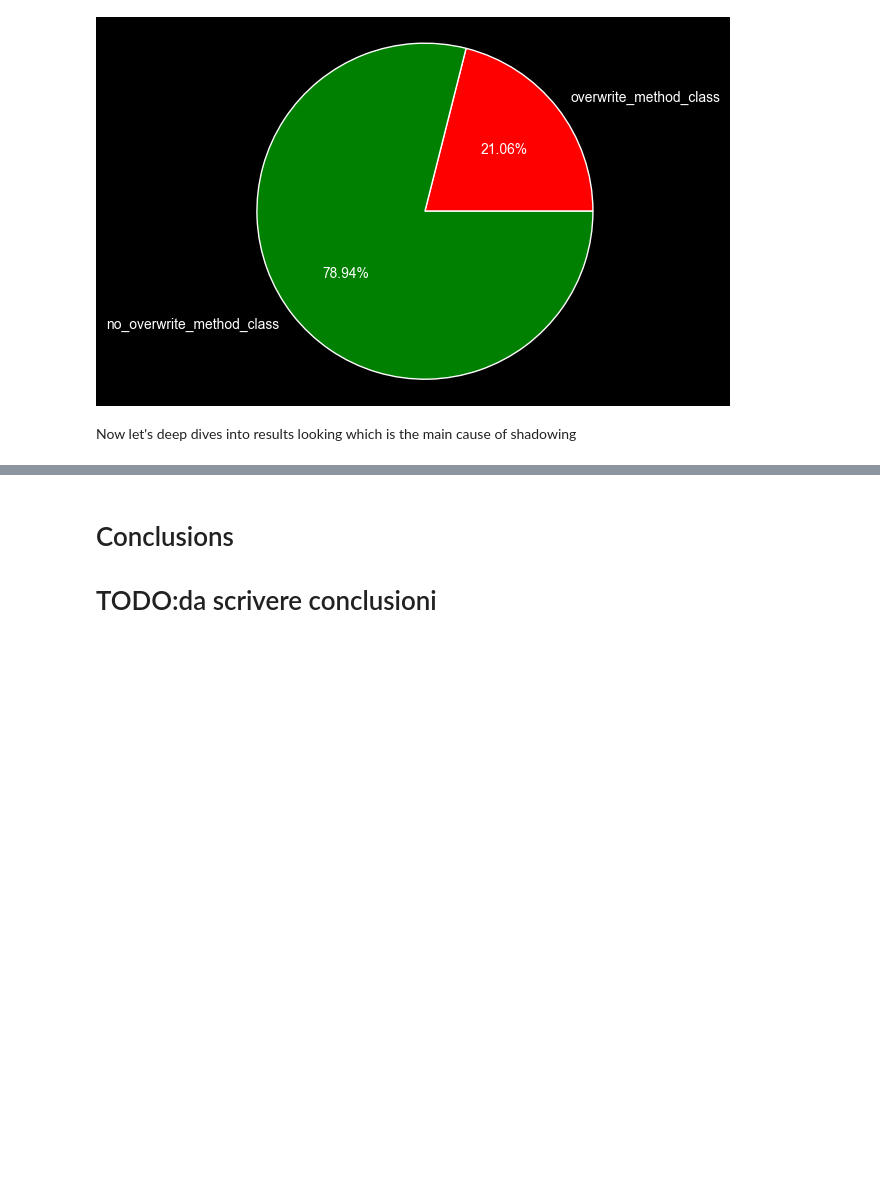
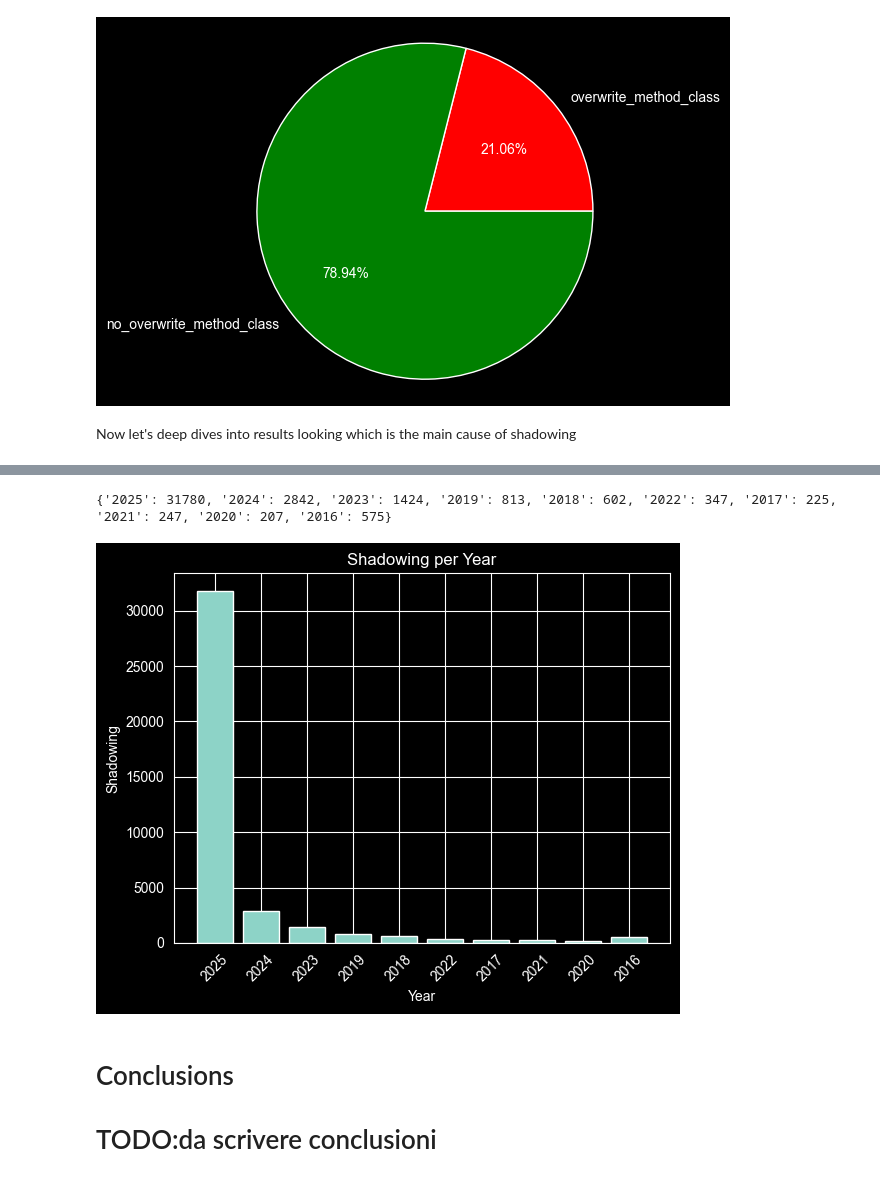
Before and after one commit to denisG99/ATCNS-Supply-Chain-Attack, a Jupyter notebook: analysis.ipynb, the cells around one changed output, grey strips where cells are left out. Drawn from its saved outputs; the diff is of its cells as text; code cells hidden in the pictures; blank space fills up the shorter version.

Commit message:
Year shadowing trend plot

```diff
--- a/analysis.ipynb
+++ b/analysis.ipynb
@@ -248,3 +164,39 @@ Mean chain length: 2.7682890235851887
+# %%
+def count_shadowing(data: dict):
+    count = 0 # counter contains the number of packages where has been detected
+
+    for key in data.keys():
+        try:
+            if data[key]["shadowing"] == "true":
+                count += 1
+        except TypeError:
+            pass
+
+    return count
+# %%
+# gather data about shadowing
+results_dir = "./data/results"
+shadowing = {}
+
+for file in os.listdir(results_dir):
+    data = json.load(open(f"{results_dir}/{file}"))
+    year = file.split("_")[-1].replace(".json", "")
+
+    shadowing[f"{year}"] = count_shadowing(data)
+# %% [output]
+{'2025': 31780, '2024': 2842, '2023': 1424, '2019': 813, '2018': 602, '2022': 347, '2017': 225, '2021': 247, '2020': 207, '2016': 575}
+# %%
+plt.figure()
+plt.bar(shadowing.keys(), shadowing.values())
+
+plt.xlabel("Year")
+plt.ylabel("Shadowing")
+plt.title("Shadowing per Year")
+plt.xticks(rotation=45)
+
+plt.show()
+# %% [output]
+[figure, added]
 # %% [markdown]
 # Conclusions
 
```
Also changed, not shown: parts of 18 cells of this notebook.
